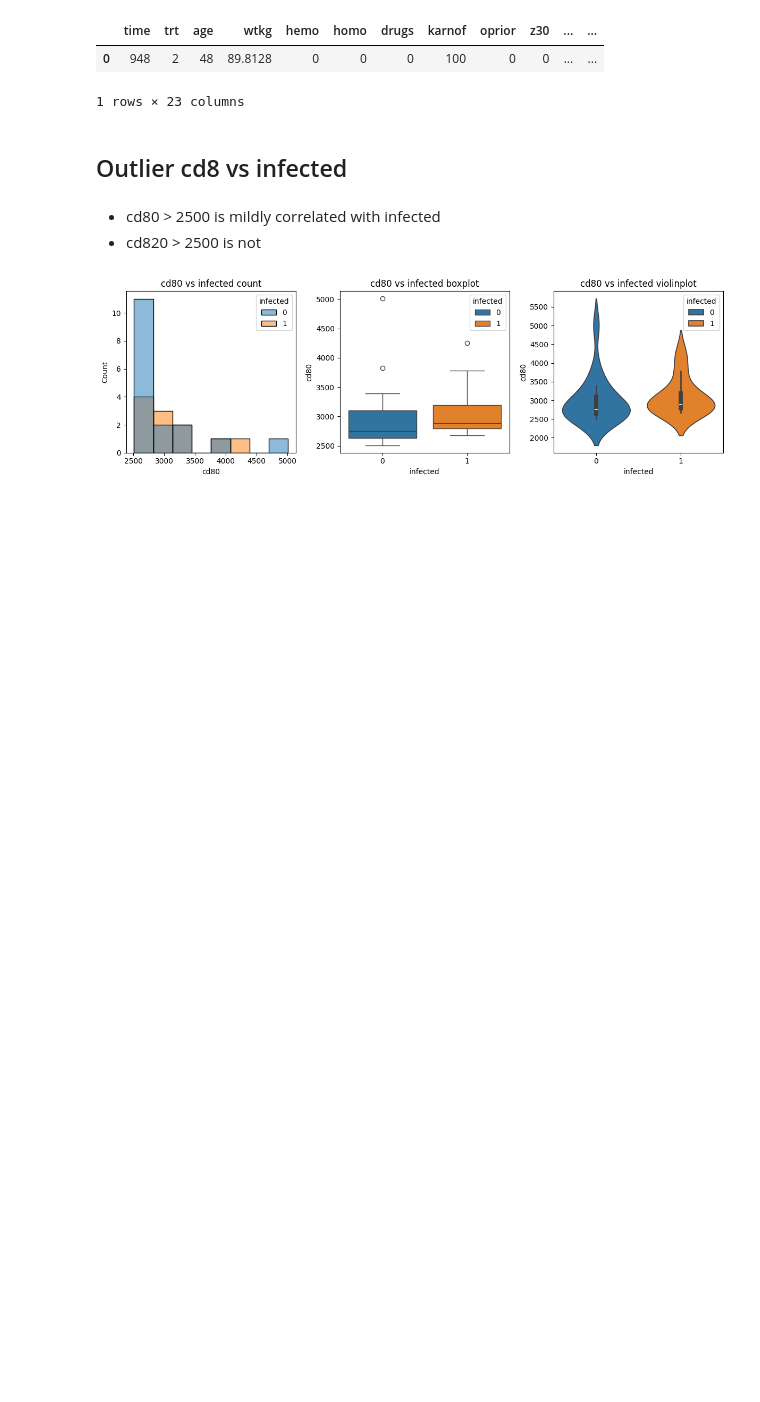
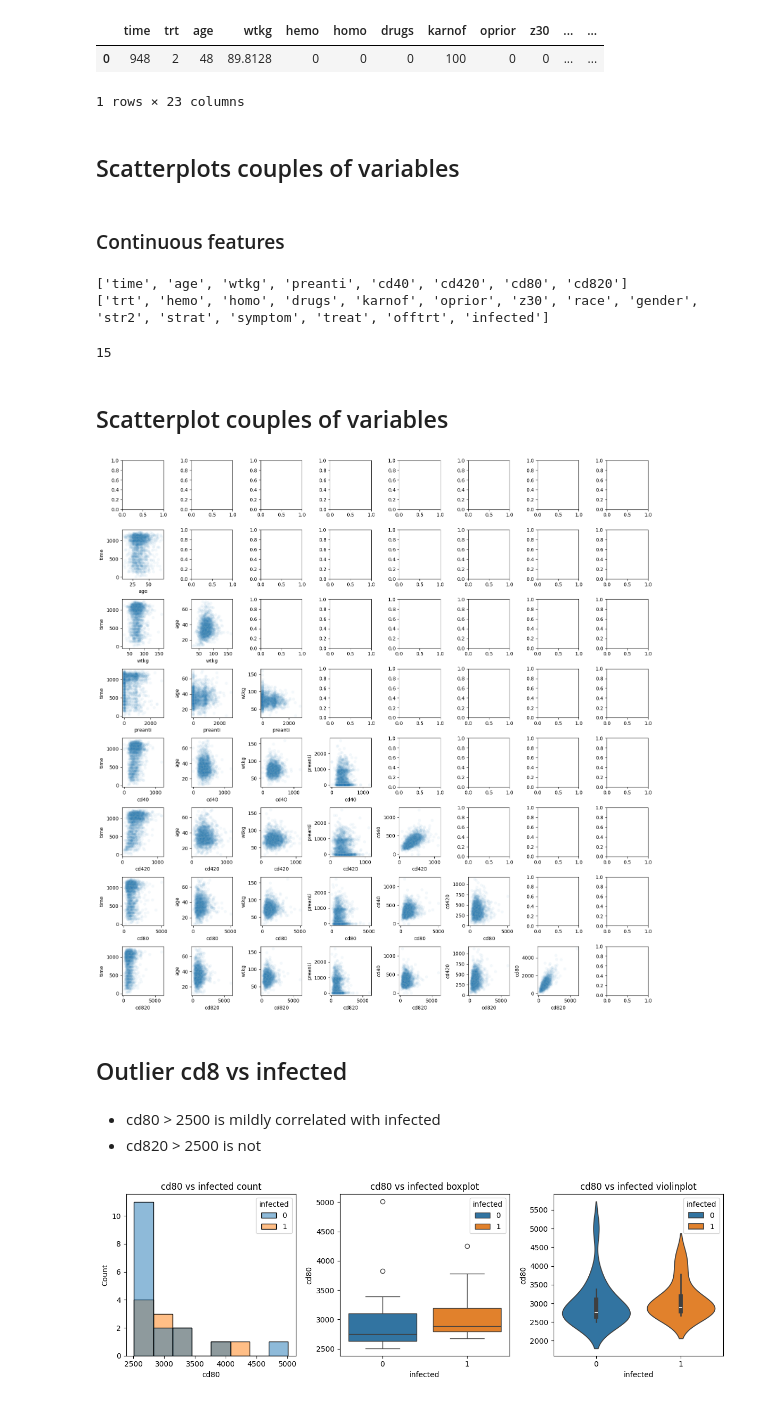
Before and after one commit to AlexanderBusa/ProgettoTeam2, a Jupyter notebook: experimentsEDA.ipynb, the cells around one changed output. Cells and saved outputs as stored; diff of their text form; code cells hidden in the pictures; blank space fills up the shorter version.

Commit message:
moved scatterplot code to experimentsEDA

```diff
--- a/experimentsEDA.ipynb
+++ b/experimentsEDA.ipynb
@@ -14,6 +14,43 @@ data.head(1)
 |  | time | trt | age | wtkg | hemo | homo | drugs | karnof | oprior | z30 | ... | ... |
 | 0 | 948 | 2 | 48 | 89.8128 | 0 | 0 | 0 | 100 | 0 | 0 | ... | ... |
 1 rows × 23 columns
+# %% [markdown]
+## Scatterplots couples of variables
+# %% [markdown]
+### Continuous features
+# %%
+continuous_features = [col for col in data.columns if data[col].nunique() > 4]
+print(continuous_features)
+
+categorical_features = [col for col in data.columns if col not in continuous_features]
+print(categorical_features)
+# %% [output]
+['time', 'age', 'wtkg', 'preanti', 'cd40', 'cd420', 'cd80', 'cd820']
+['trt', 'hemo', 'homo', 'drugs', 'karnof', 'oprior', 'z30', 'race', 'gender', 'str2', 'strat', 'symptom', 'treat', 'offtrt', 'infected']
+# %%
+len(categorical_features)
+# %% [output]
+15
+# %% [markdown]
+## Scatterplot couples of variables
+# %%
+n_cols = len(df.columns)
+fig,ax = plt.subplots(n_cols,n_cols, figsize=(20,20))
+
+df = data[continuous_features]
+
+for i in range(1,n_cols):
+    for j in range(i):
+        var1 = df.columns[i]
+        var2 = df.columns[j]
+        ax[i][j].set_xlabel(var1)
+        ax[i][j].set_ylabel(var2)
+        sns.scatterplot(data = df, x = var1, y = var2,ax = ax[i][j], alpha = 0.05)
+
+plt.tight_layout()
+plt.show()
+# %% [output]
+[figure, added]
 # %% [markdown]
 ## Outlier cd8 vs infected
 # %% [markdown]
```
